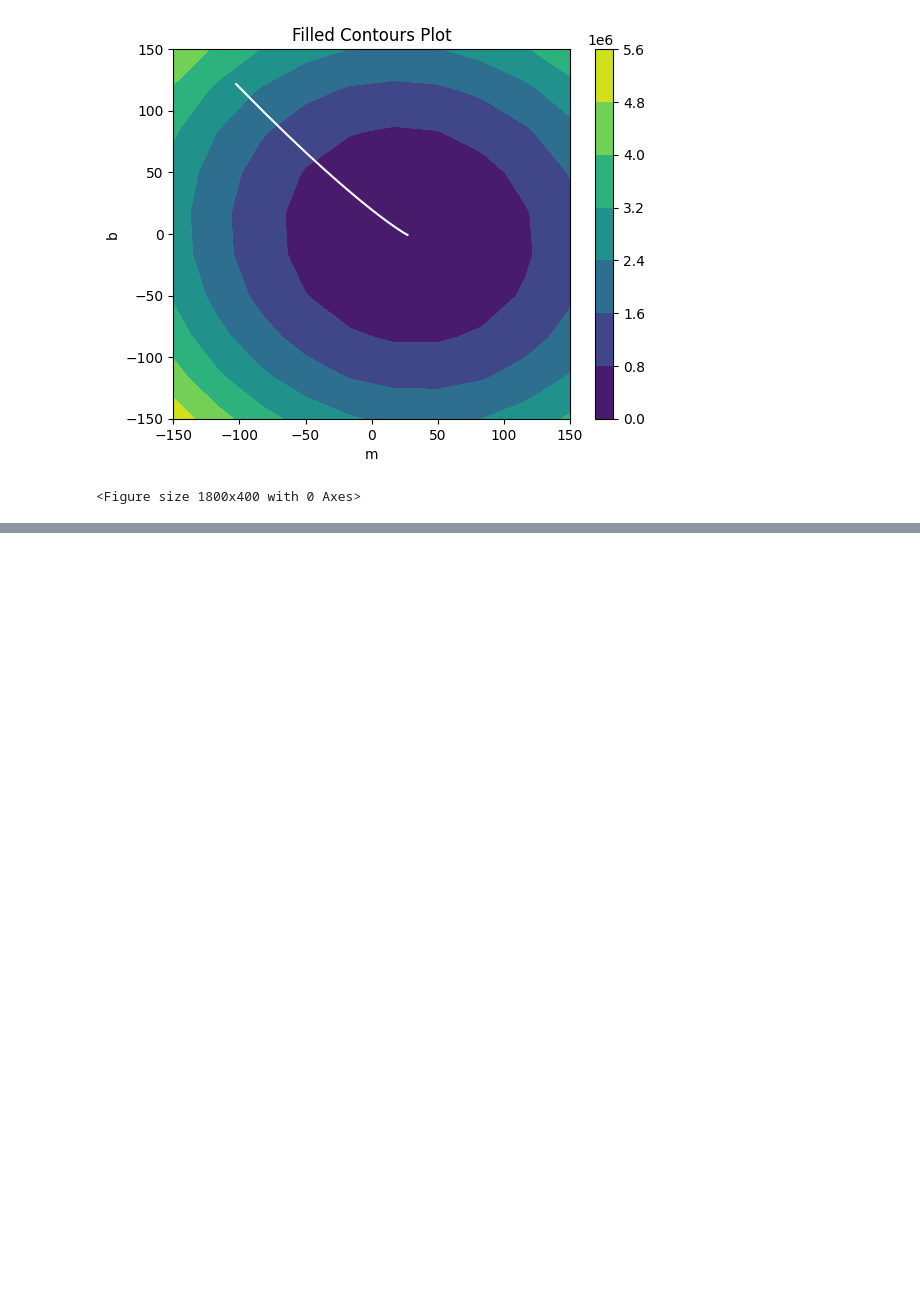
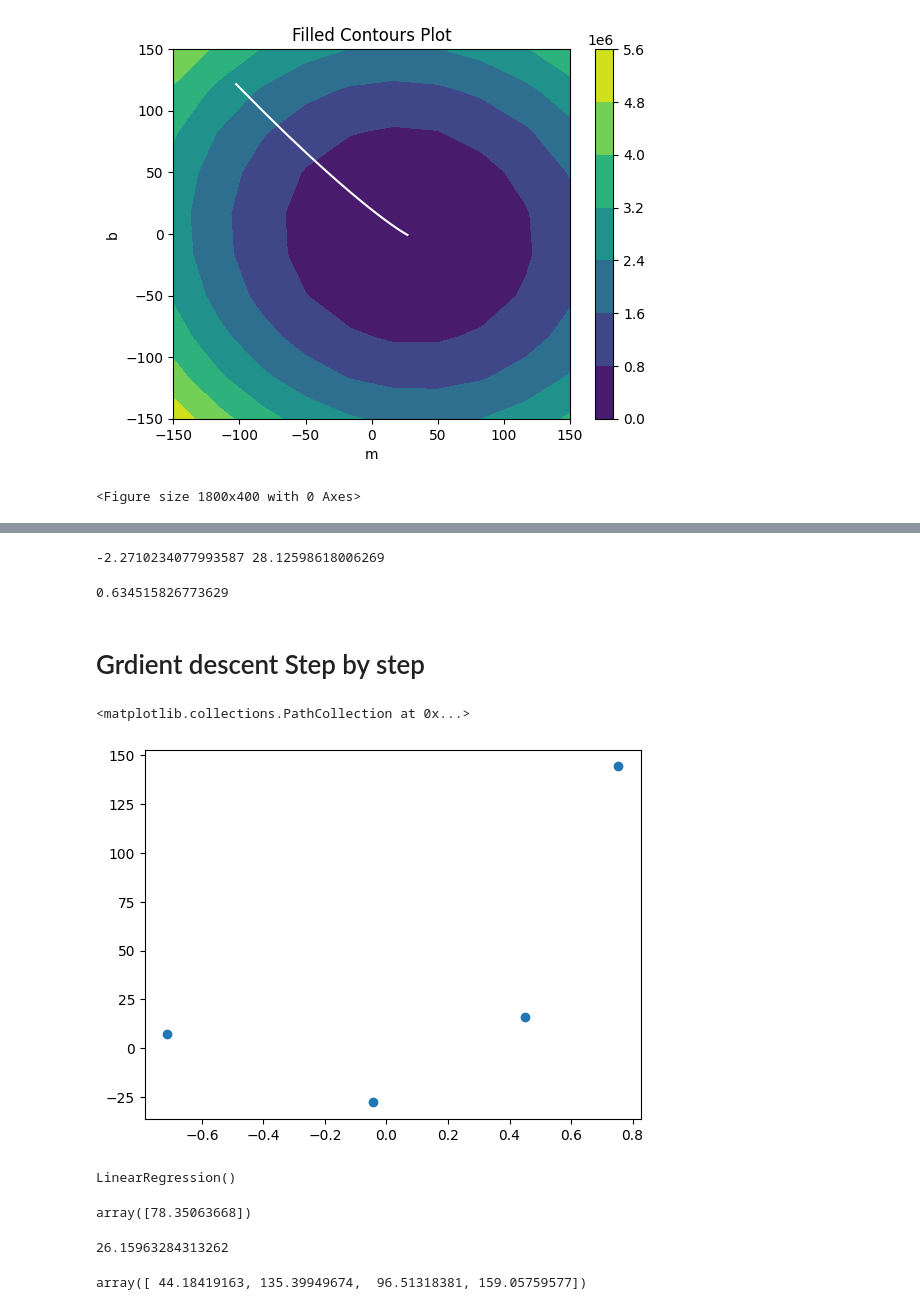
Before and after one commit to AIWalaBro/Gradient-Descent, a Jupyter notebook: practice_gradient_descent.ipynb, the cells around one changed output, grey strips where cells are left out. Saved outputs shown, nothing was run; the diff lists cells and outputs as text; code cells hidden in the pictures; blank space fills up the shorter version.

```diff
--- a/practice_gradient_descent.ipynb
+++ b/practice_gradient_descent.ipynb
@@ -143,0 +199,12 @@ plt.show()
+# %%
+gd.fit(X_train, y_train)
+# %% [output]
+-2.2710234077993587 28.12598618006269
+# %%
+y_pred = gd.predict(X_test)
+from sklearn.metrics import r2_score
+r2_score(y_test,y_pred)
+# %% [output]
+0.634515826773629
+# %% [markdown]
+# Grdient descent Step by step
@@ -143,0 +215,9 @@ plt.show()
+# %%
+X,y = make_regression(n_samples=4, n_features=1, n_informative=1, n_targets=1,noise=80,random_state=13)
+# X,y = make_regression(n_samples=100, n_features=1,n_informative=1, n_targets = 1, noise=10,random_state=13)
+# %%
+import matplotlib.pyplot as plt
+plt.scatter(X,y)
+# %% [output]
+<matplotlib.collections.PathCollection at 0x...>
+[figure, added]
@@ -143,0 +227,14 @@ plt.show()
+# %%
+reg = LinearRegression()
+reg.fit(X,y)
+# %% [output]
+LinearRegression()
+# %%
+reg.coef_
+# %% [output]
+array([78.35063668])
+# %%
+
+reg.intercept_
+# %% [output]
+26.15963284313262
@@ -143,0 +245,4 @@ plt.show()
+# %%
+y_pred
+# %% [output]
+array([ 44.18419163, 135.39949674,  96.51318381, 159.05759577])
```
Also changed, not shown: parts of 29 cells of this notebook.
